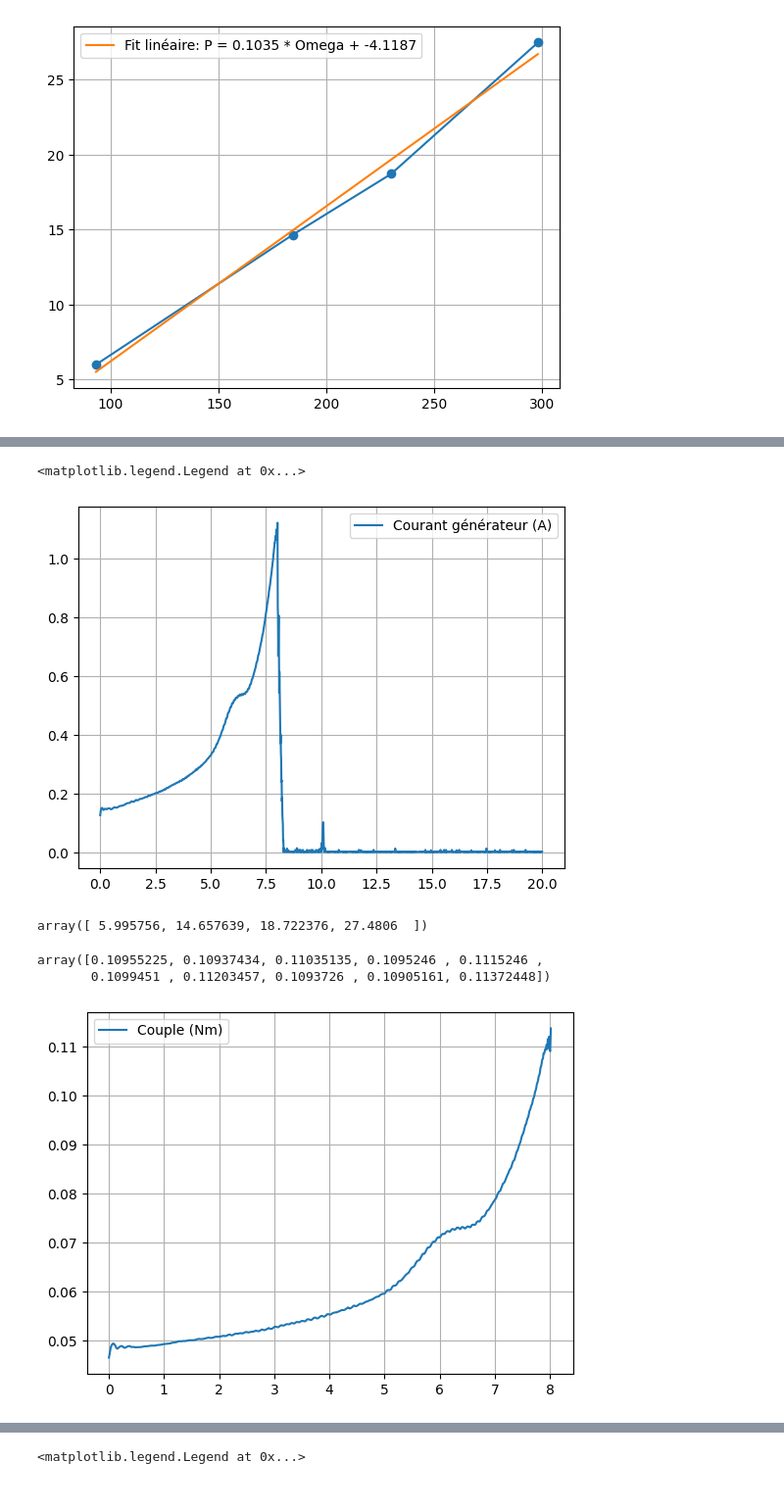
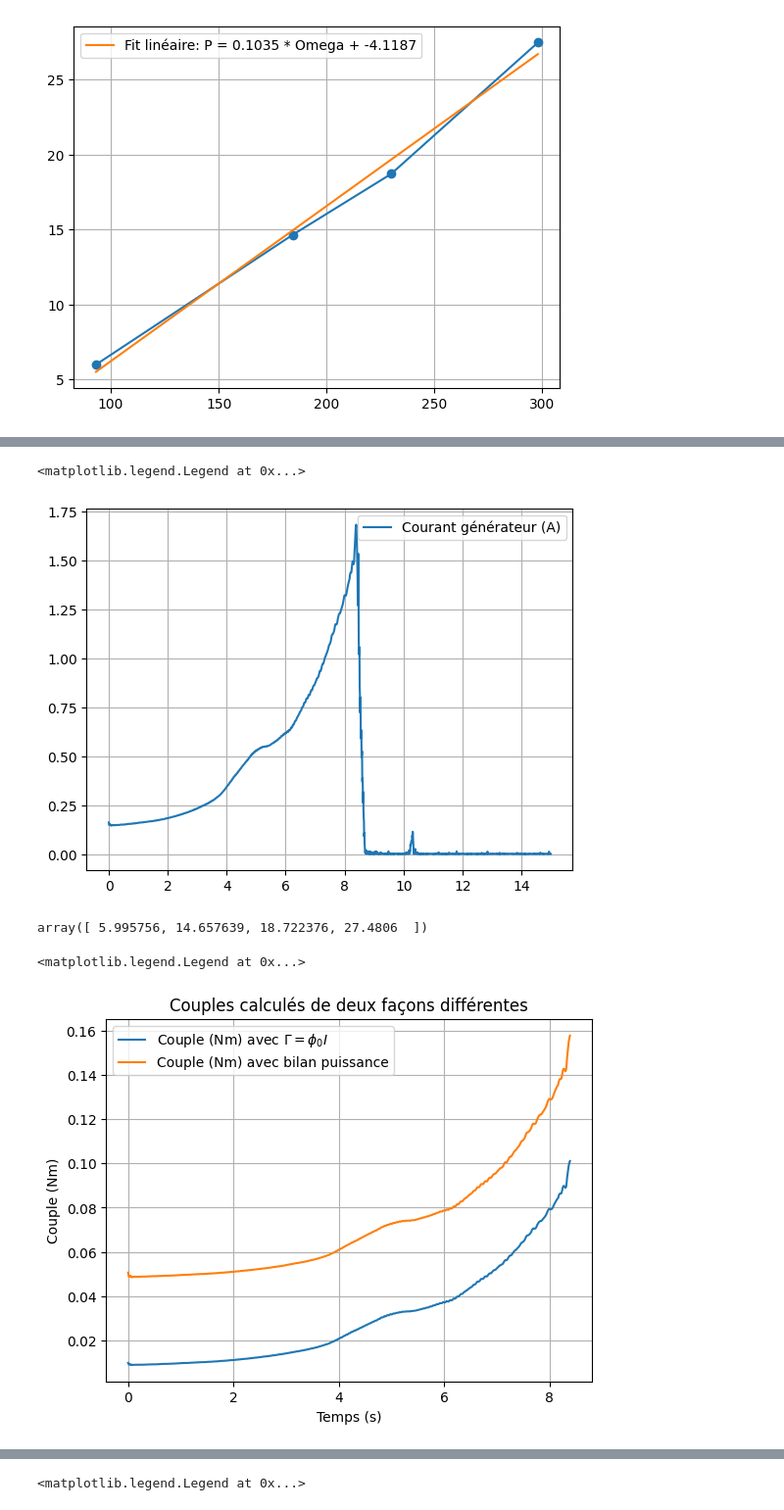
Before and after one commit to pacdav/TIPE_Sp-, a Jupyter notebook: Expérience/Mesure 09_02/analyse_mesure_3.ipynb, the cells around one changed output, grey strips where cells are left out. Shown at 98% size. Drawn from its saved outputs; the diff is of its cells as text; code cells hidden in the pictures.

```diff
--- a/Expérience/Mesure 09_02/analyse_mesure_3.ipynb
+++ b/Expérience/Mesure 09_02/analyse_mesure_3.ipynb
@@ -36,7 +36,7 @@ plt.grid()
 def P_meca_1_mot(Omega):
     return (coeffs[0] * Omega + coeffs[1])/2
 # %%
-T1,I_mes,T2,V_mes = np.loadtxt("11_1mm_12_3V.csv", delimiter=";",skiprows=1, unpack=True)
+T1,I_mes,T2,V_mes = np.loadtxt("9_7mm_12_3V.csv", delimiter=";",skiprows=1, unpack=True)
 I1 = I_mes*R_mes_int
 V1 = V_mes*2 #coeff division par 2
 # %%
@@ -55,10 +55,10 @@ def lisser(signal_brut,L):
 #n=600 #14_4mm_12_3V
 #n = 920 #16_8mm_5V Non valable trop bas pour modèle frottement
 #n=1177 #11_5mm_12_3V
-#n=1050 #9_7mm_12_3V
+n=1050 #9_7mm_12_3V
 #n=500 #8_4mm_12_3V
 #n=600 #10_1mm_12_3V
-n=730 #11_1mm_12_3V
+#n=730 #11_1mm_12_3V
 #n=550 #13_3mm_12_3V Ne fonctionne pas, Bizarre
 Tension_liss = lisser(V1[:n],40)
 # %%
@@ -101,18 +101,20 @@ plt.grid()
 plt.legend()
 # %% [output]
 <matplotlib.legend.Legend at 0x...>
-[figure, old version]
+[figure, new version]
 # %%
 P_perte_meca
 # %% [output]
 array([ 5.995756, 14.657639, 18.722376, 27.4806  ])
 # %%
 Cpl = ((Tension_fin[:n] * Intensite_fin[:n])+R_gen * Intensite_fin[:n]**2 + P_meca_1_mot(Omega[:n])) / (Omega[:n])
-plt.plot(T2[:n], Cpl, label='Couple (Nm)')
+plt.plot(T2[:n],phi_0*Intensite_fin[:n], label='Couple (Nm) avec $\Gamma = \phi_0 I$')
+plt.plot(T2[:n], Cpl, label='Couple (Nm) avec bilan puissance')
+plt.title("Couples calculés de deux façons différentes")
+plt.xlabel('Temps (s)')
+plt.ylabel('Couple (Nm)')
 plt.grid()
 plt.legend()
-Cpl[n-10:n]
 # %% [output]
-array([0.10955225, 0.10937434, 0.11035135, 0.1095246 , 0.1115246 ,
-       0.1099451 , 0.11203457, 0.1093726 , 0.10905161, 0.11372448])
+<matplotlib.legend.Legend at 0x...>
-[figure, old version]
+[figure, new version]
```
Also changed, not shown: parts of 6 cells of this notebook, 14 other files.
